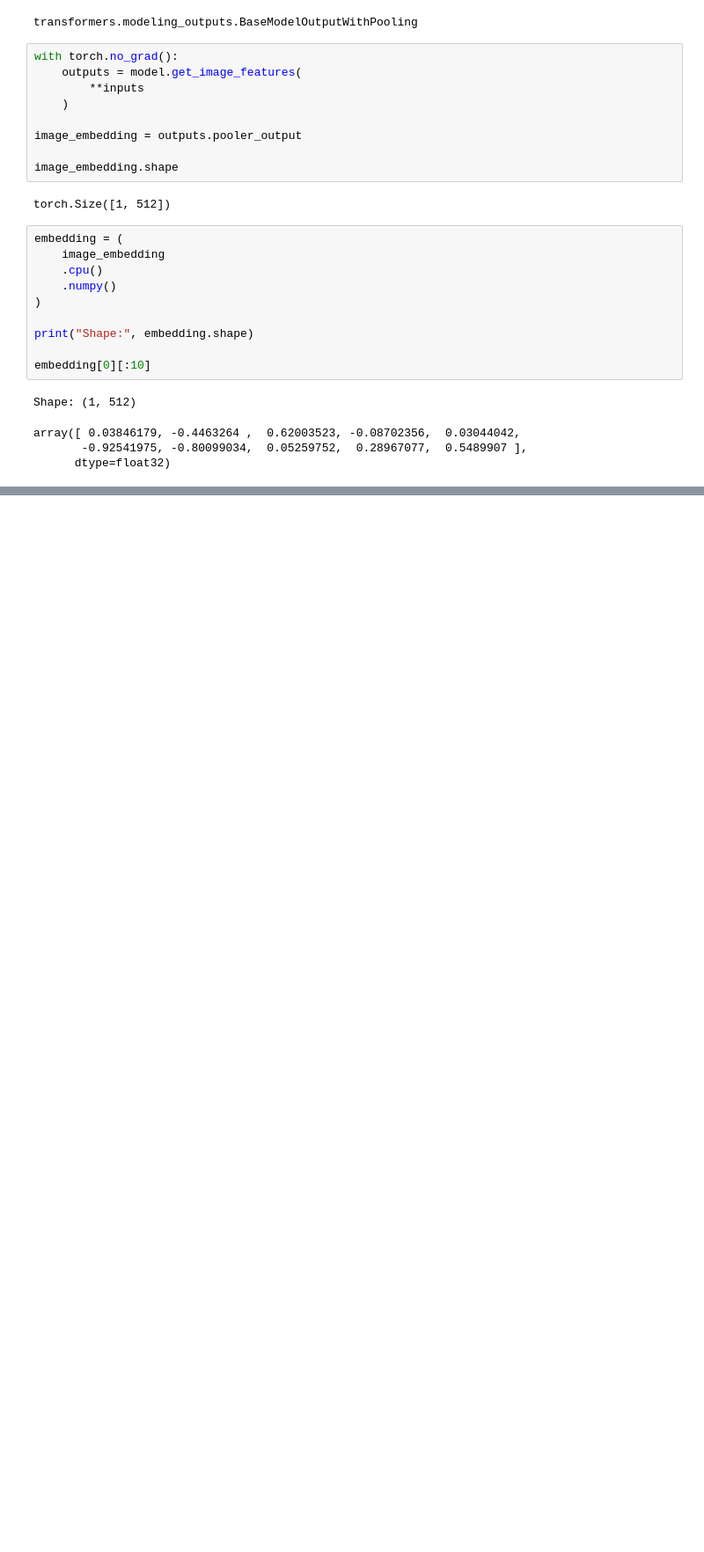
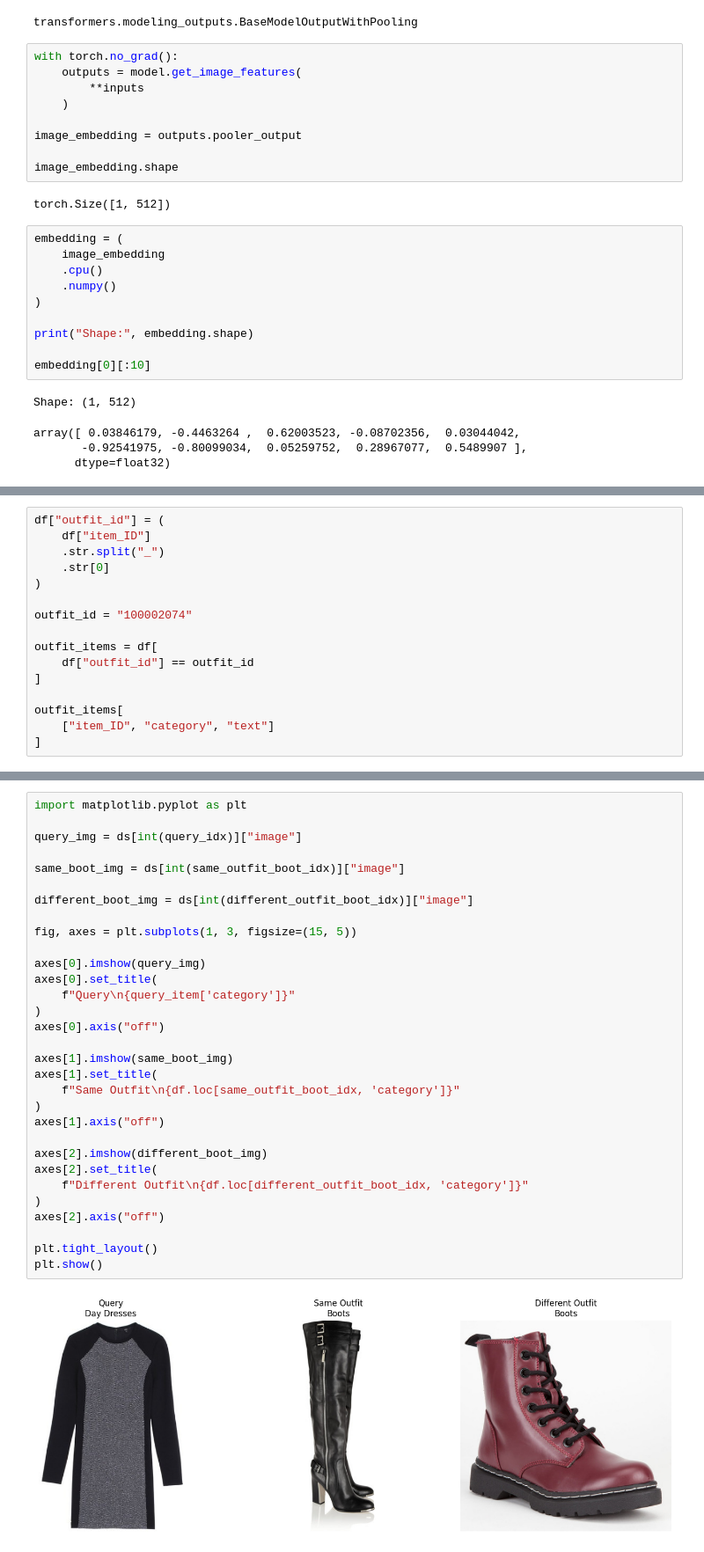
Before and after one commit to farzadismyid/evidence_fashion_recommender, a Jupyter notebook: notebooks/05_fashionclip_retrieval.ipynb, the cells around one changed output, grey strips where cells are left out. Shown at 88% size. Drawn from its saved outputs; the diff is of its cells as text; blank space fills up the shorter version.

Commit message:
feat: validate fashionclip embeddings using outfit similarity analysis

```diff
--- a/notebooks/05_fashionclip_retrieval.ipynb
+++ b/notebooks/05_fashionclip_retrieval.ipynb
@@ -91,0 +122,16 @@ array([ 0.03846179, -0.4463264 ,  0.62003523, -0.08702356,  0.03044042,
+# %%
+df["outfit_id"] = (
+    df["item_ID"]
+    .str.split("_")
+    .str[0]
+)
+
+outfit_id = "100002074"
+
+outfit_items = df[
+    df["outfit_id"] == outfit_id
+]
+
+outfit_items[
+    ["item_ID", "category", "text"]
+]
@@ -91,0 +212,33 @@ array([ 0.03846179, -0.4463264 ,  0.62003523, -0.08702356,  0.03044042,
+# %%
+import matplotlib.pyplot as plt
+
+query_img = ds[int(query_idx)]["image"]
+
+same_boot_img = ds[int(same_outfit_boot_idx)]["image"]
+
+different_boot_img = ds[int(different_outfit_boot_idx)]["image"]
+
+fig, axes = plt.subplots(1, 3, figsize=(15, 5))
+
+axes[0].imshow(query_img)
+axes[0].set_title(
+    f"Query\n{query_item['category']}"
+)
+axes[0].axis("off")
+
+axes[1].imshow(same_boot_img)
+axes[1].set_title(
+    f"Same Outfit\n{df.loc[same_outfit_boot_idx, 'category']}"
+)
+axes[1].axis("off")
+
+axes[2].imshow(different_boot_img)
+axes[2].set_title(
+    f"Different Outfit\n{df.loc[different_outfit_boot_idx, 'category']}"
+)
+axes[2].axis("off")
+
+plt.tight_layout()
+plt.show()
+# %% [output]
+[figure, added]
```
Also changed, not shown: parts of 5 cells of this notebook.
